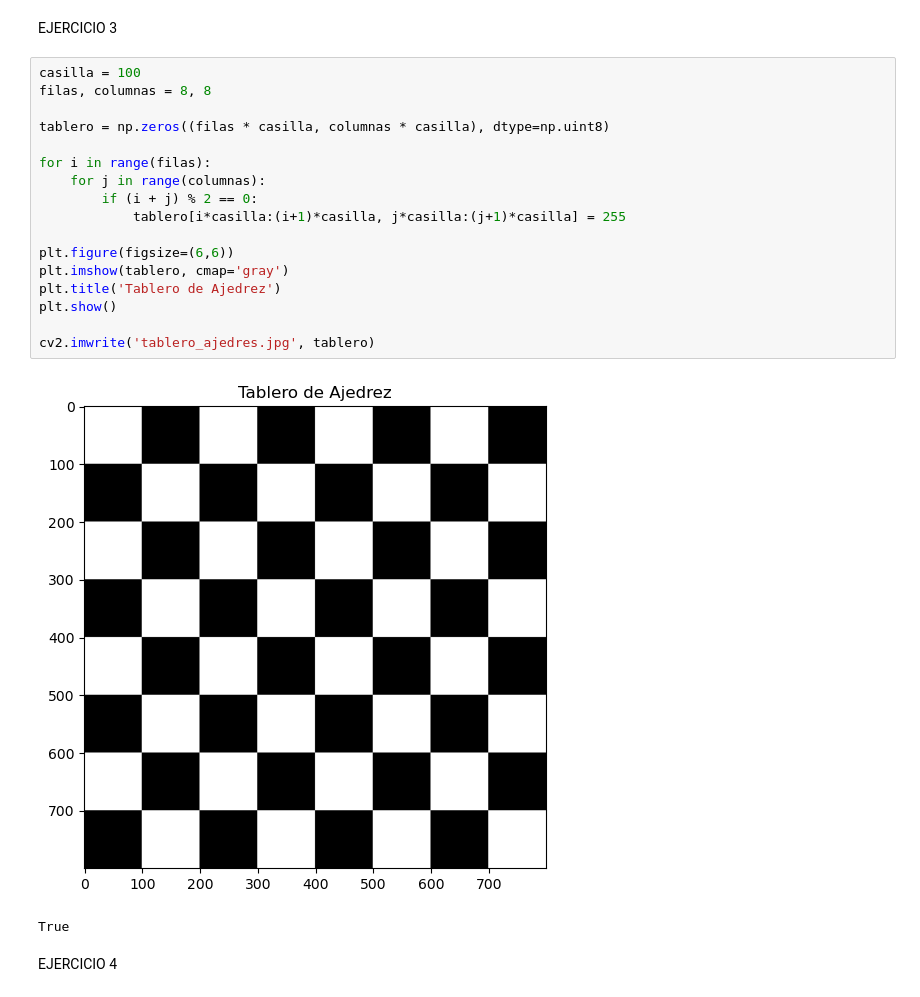
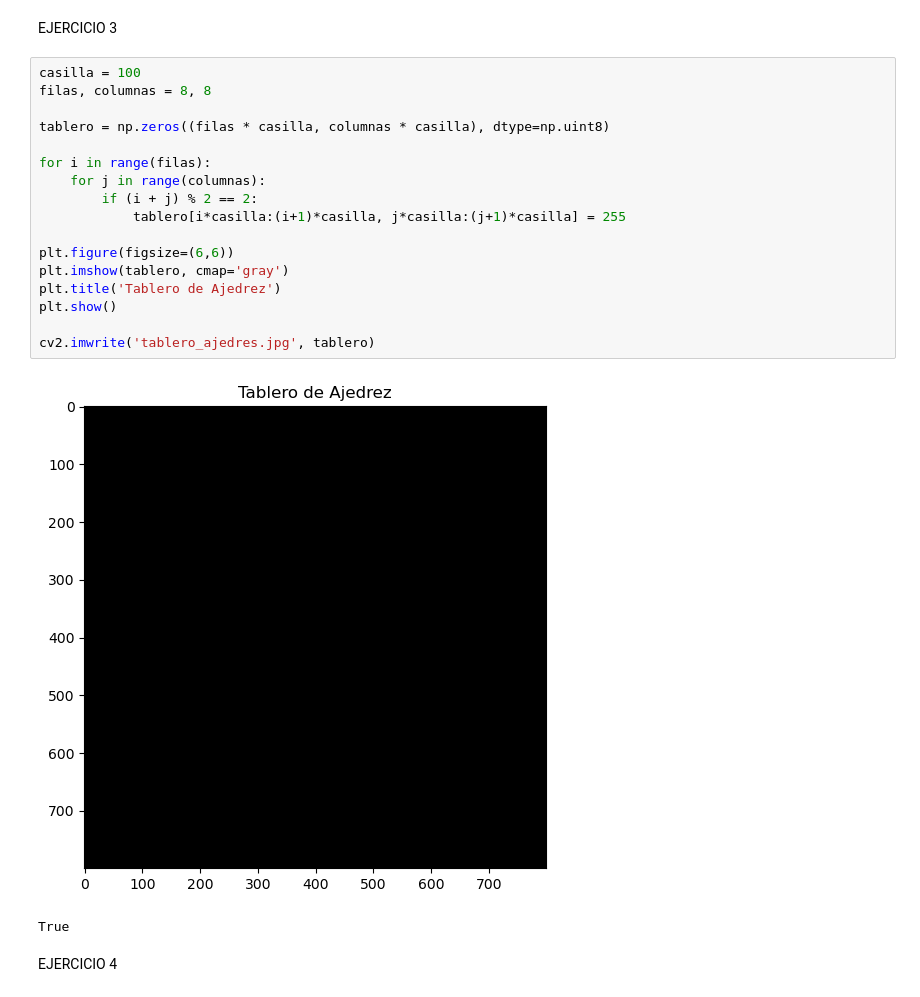
Before and after one commit to Gaforsix777/Procesamientodeimagenes, a Jupyter notebook: Unidad1/ActividadEvaluativa/evaluativopru.ipynb, the cells around one changed output. Cells and saved outputs as stored; diff of their text form.

```diff
--- a/Unidad1/ActividadEvaluativa/evaluativopru.ipynb
+++ b/Unidad1/ActividadEvaluativa/evaluativopru.ipynb
@@ -49,22 +49,22 @@ EJERCICIO 3
 # %%
 casilla = 100
 filas, columnas = 8, 8
 
 tablero = np.zeros((filas * casilla, columnas * casilla), dtype=np.uint8)
 
 for i in range(filas):
     for j in range(columnas):
-        if (i + j) % 2 == 0:
+        if (i + j) % 2 == 2:
             tablero[i*casilla:(i+1)*casilla, j*casilla:(j+1)*casilla] = 255
 
 plt.figure(figsize=(6,6))
 plt.imshow(tablero, cmap='gray')
 plt.title('Tablero de Ajedrez')
 plt.show()
 
 cv2.imwrite('tablero_ajedres.jpg', tablero)
 # %% [output]
-[figure, old version]
+[figure, new version]
 True
 # %% [markdown]
 EJERCICIO 4
```
Also changed, not shown: 20 other files.
